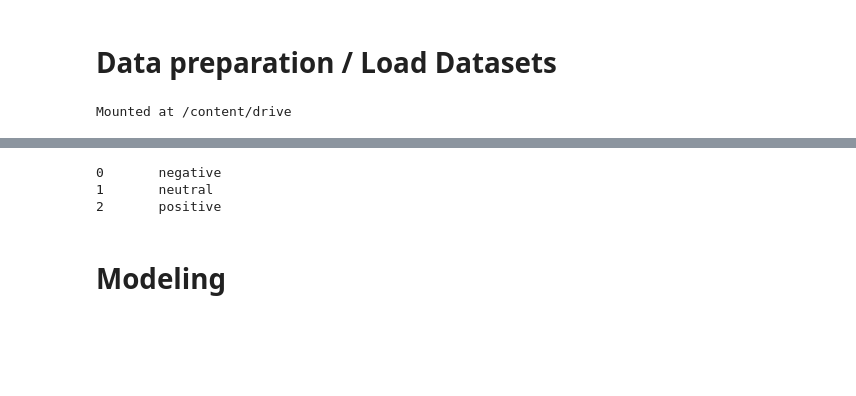
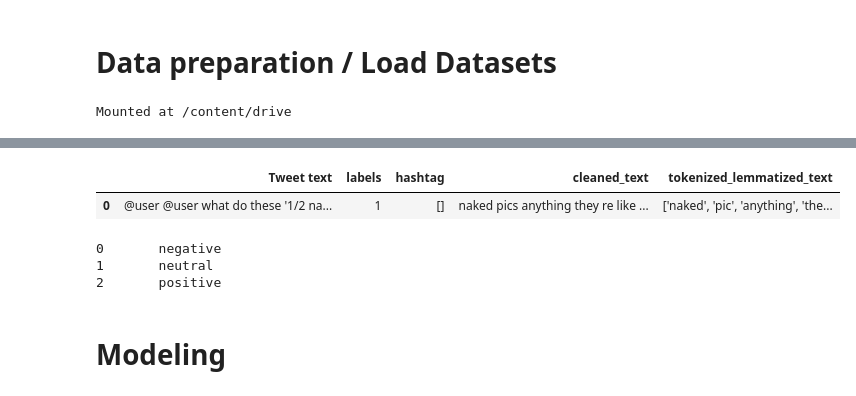
Before and after one commit to Kensuzuki95/CE888-Assignment1-2, a Jupyter notebook: TweetEval_Sentiment_LSTM_or_ALBERT.ipynb, the cells around one changed output, grey strips where cells are left out. Cells and saved outputs as stored; diff of their text form; code cells hidden in the pictures; blank space fills up the shorter version.

```diff
--- a/TweetEval_Sentiment_LSTM_or_ALBERT.ipynb
+++ b/TweetEval_Sentiment_LSTM_or_ALBERT.ipynb
@@ -105,3 +98,10 @@ df_sentiment_test = sentiment_test_text.join(sentimemt_test_labels)
+# %%
+# Download Validation Dataset from GoogleDrive
+df_sentiment_test = pd.read_csv("/content/drive/MyDrive/CE888 Data Science for Decision Making/Tweet Evaluation Project/Preprocessed Datasets/df_sentiment_test.csv")
+df_sentiment_test.head(1)
+# %% [output]
+|  | Tweet text | labels | hashtag | cleaned_text | tokenized_lemmatized_text |
+| 0 | @user @user what do these '1/2 na... | 1 | [] | naked pics anything they re like ... | ['naked', 'pic', 'anything', 'the... |
 # %%
 #Create function view content in .txt file
 def text_file_reader(data):
```
Also changed, not shown: parts of 6 cells of this notebook.
